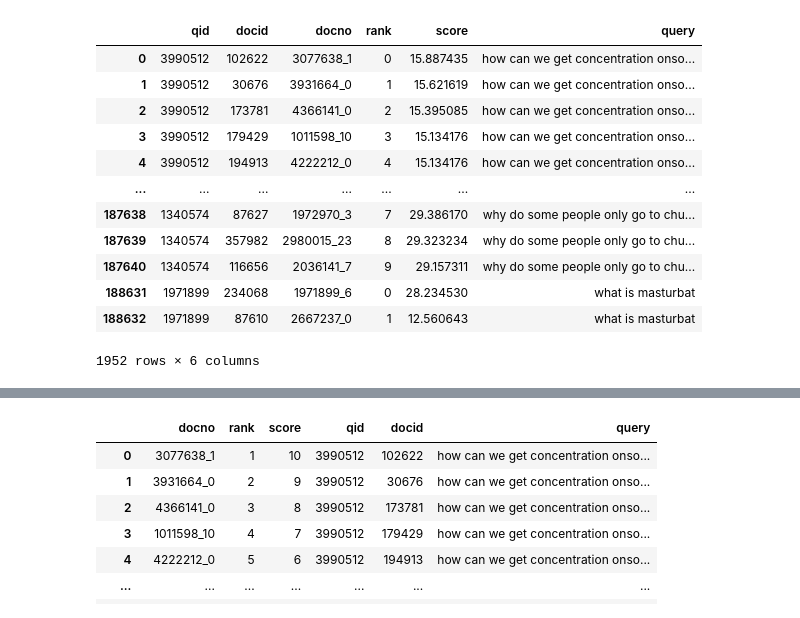
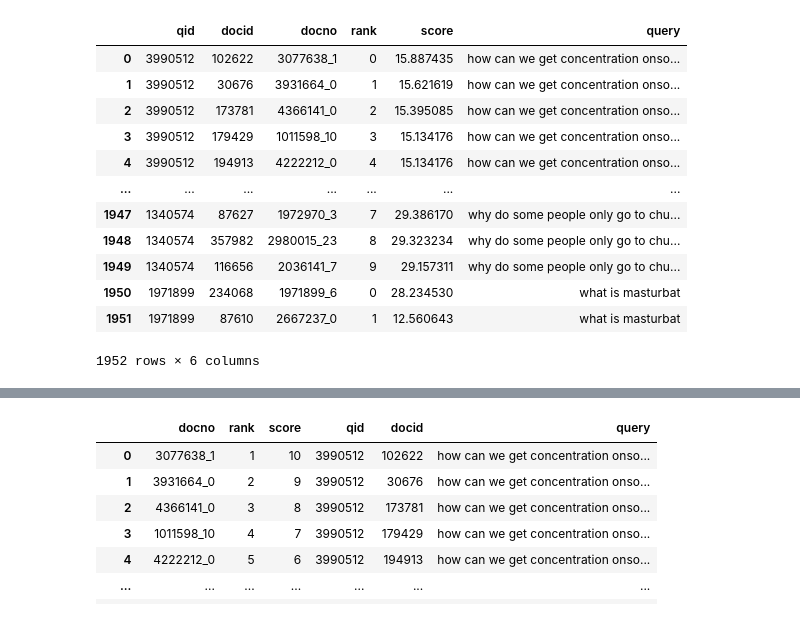
Before and after one commit to webis-de/ir_axioms, a Jupyter notebook: examples/pyterrier.ipynb, the cells around one changed output, grey strips where cells are left out. Drawn from its saved outputs; the diff is of its cells as text; code cells hidden in the pictures.

```diff
--- a/examples/pyterrier.ipynb
+++ b/examples/pyterrier.ipynb
@@ -52,18 +42,20 @@ topics = dataset.get_topics()
 # %%
+from pyterrier.batchretrieve import BatchRetrieve
+
 # BM25 baseline retrieval, cut off at 10 documents per query.
-pipeline_bm25 = BatchRetrieve(index, wmodel="BM25") % 10
+pipeline_bm25 = BatchRetrieve(index, wmodel="BM25", num_results=10)
 pipeline_bm25(topics)
 # %% [output]
 |  | qid | docid | docno | rank | score | query |
 | 0 | 3990512 | 102622 | 3077638_1 | 0 | 15.887435 | how can we get concentration onso... |
 | 1 | 3990512 | 30676 | 3931664_0 | 1 | 15.621619 | how can we get concentration onso... |
 | 2 | 3990512 | 173781 | 4366141_0 | 2 | 15.395085 | how can we get concentration onso... |
 | 3 | 3990512 | 179429 | 1011598_10 | 3 | 15.134176 | how can we get concentration onso... |
 | 4 | 3990512 | 194913 | 4222212_0 | 4 | 15.134176 | how can we get concentration onso... |
 | ... | ... | ... | ... | ... | ... | ... |
-| 187638 | 1340574 | 87627 | 1972970_3 | 7 | 29.386170 | why do some people only go to chu... |
-| 187639 | 1340574 | 357982 | 2980015_23 | 8 | 29.323234 | why do some people only go to chu... |
-| 187640 | 1340574 | 116656 | 2036141_7 | 9 | 29.157311 | why do some people only go to chu... |
-| 188631 | 1971899 | 234068 | 1971899_6 | 0 | 28.234530 | what is masturbat |
-| 188632 | 1971899 | 87610 | 2667237_0 | 1 | 12.560643 | what is masturbat |
+| 1947 | 1340574 | 87627 | 1972970_3 | 7 | 29.386170 | why do some people only go to chu... |
+| 1948 | 1340574 | 357982 | 2980015_23 | 8 | 29.323234 | why do some people only go to chu... |
+| 1949 | 1340574 | 116656 | 2036141_7 | 9 | 29.157311 | why do some people only go to chu... |
+| 1950 | 1971899 | 234068 | 1971899_6 | 0 | 28.234530 | what is masturbat |
+| 1951 | 1971899 | 87610 | 2667237_0 | 1 | 12.560643 | what is masturbat |
 1952 rows × 6 columns
```
Also changed, not shown: parts of 13 cells of this notebook, 1 other file.
